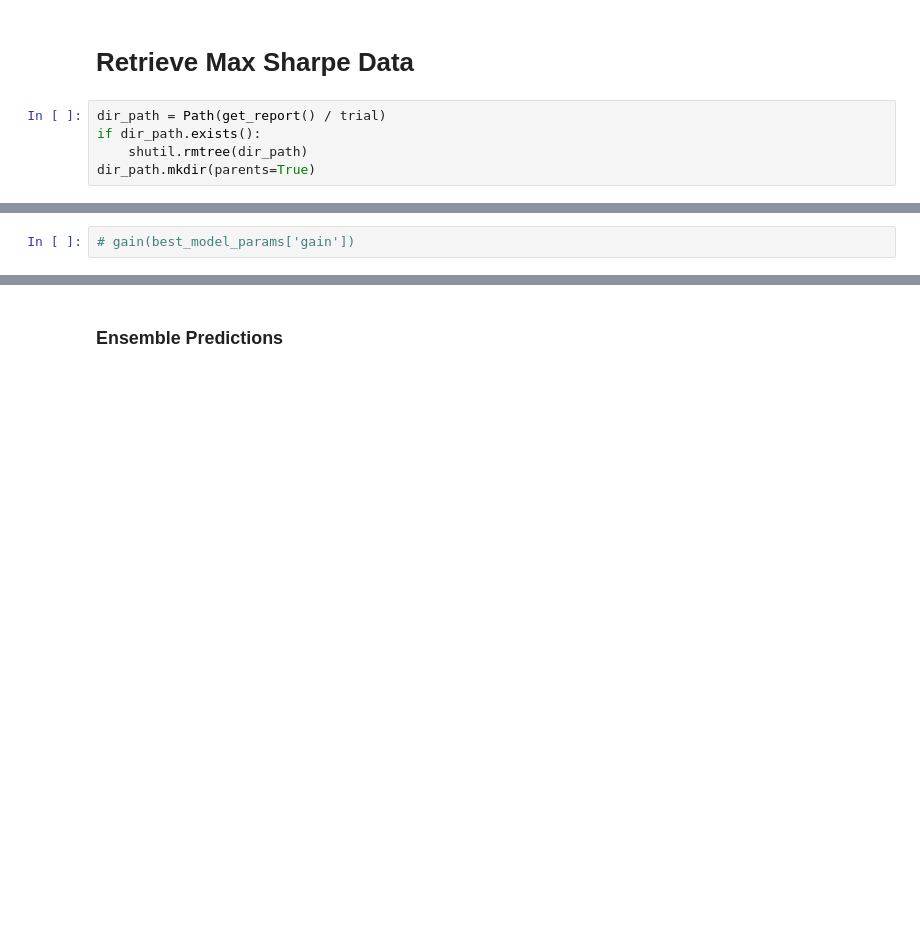
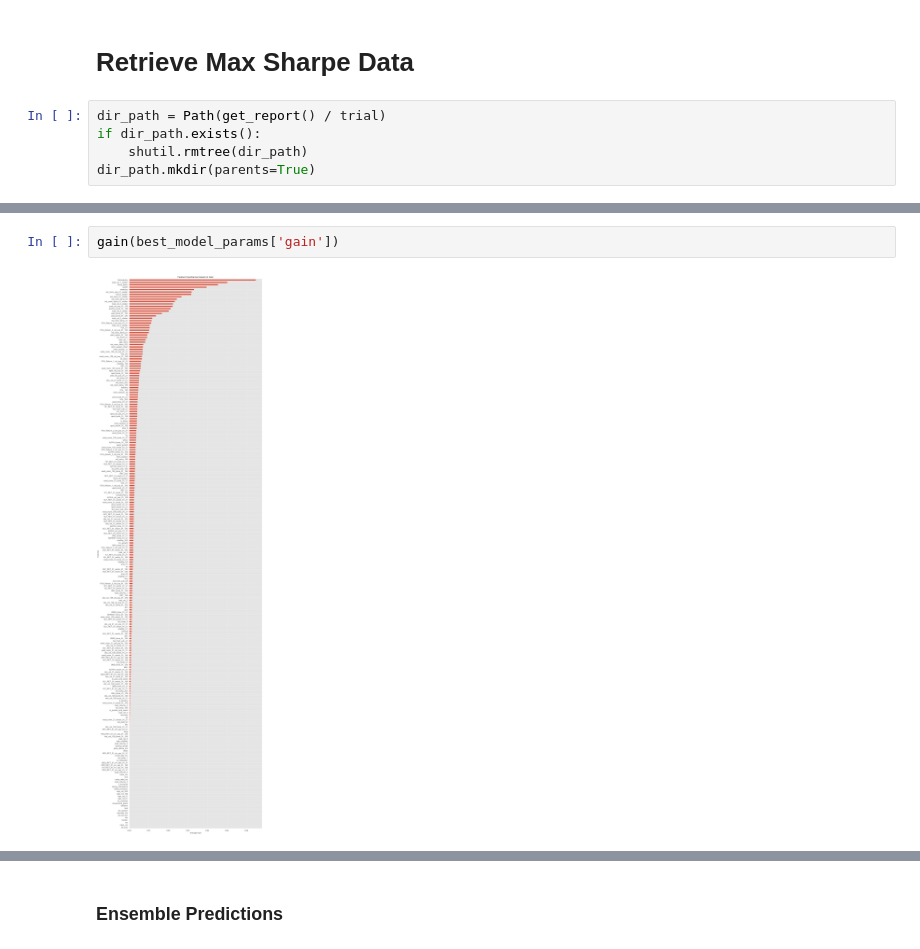
Before and after one commit to jfan1256/algofacto, a Jupyter notebook: strategy/strategy_ml.ipynb, the cells around one changed output, grey strips where cells are left out. Saved outputs shown, nothing was run; the diff lists cells and outputs as text; blank space fills up the shorter version.

```diff
--- a/strategy/strategy_ml.ipynb
+++ b/strategy/strategy_ml.ipynb
@@ -763,3 +760,5 @@ Best Sharpe Idx: 0
 # %%
-# gain(best_model_params['gain'])
+gain(best_model_params['gain'])
+# %% [output]
+[figure, added]
 # %%
```
Also changed, not shown: parts of 14 cells of this notebook, 10 other files.
